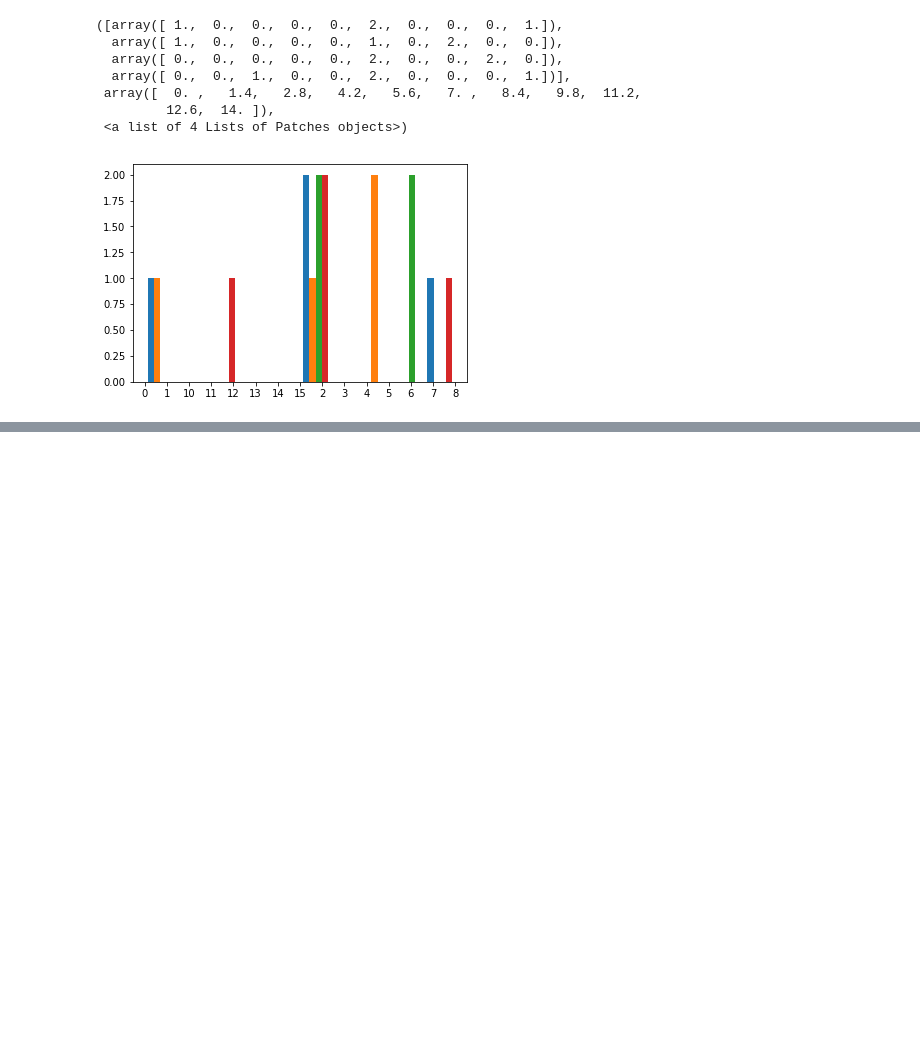
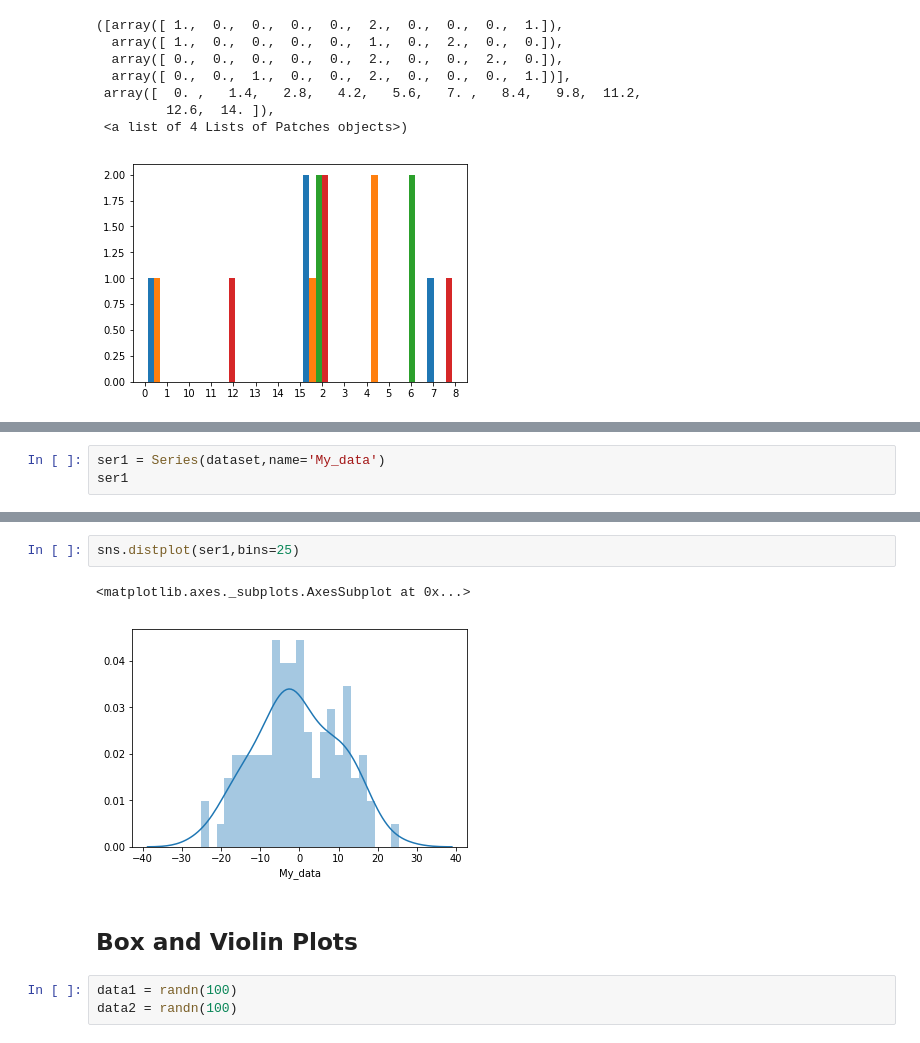
Before and after one commit to XinuxC/Data-Analysis-And-Visualization, a Jupyter notebook: Visualization/Visualization.ipynb, the cells around one changed output, grey strips where cells are left out. Cells and saved outputs as stored; diff of their text form; blank space fills up the shorter version.

```diff
--- a/Visualization/Visualization.ipynb
+++ b/Visualization/Visualization.ipynb
@@ -206,0 +247,3 @@ plt.hist(df,alpha=1)   # alpha 透明度
+# %%
+ser1 = Series(dataset,name='My_data')
+ser1
@@ -206,0 +268,10 @@ plt.hist(df,alpha=1)   # alpha 透明度
+# %%
+sns.distplot(ser1,bins=25)
+# %% [output]
+<matplotlib.axes._subplots.AxesSubplot at 0x...>
+[figure, added]
+# %% [markdown]
+## Box and Violin Plots
+# %%
+data1 = randn(100)
+data2 = randn(100)
```
Also changed, not shown: parts of 47 cells of this notebook.
